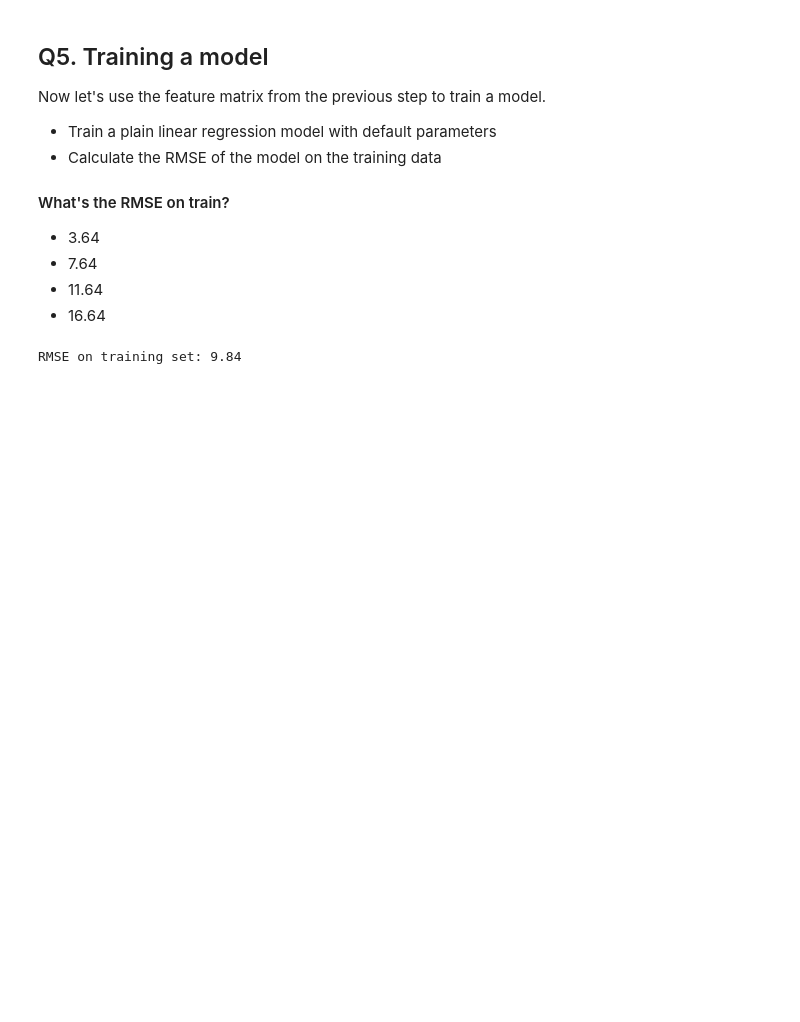
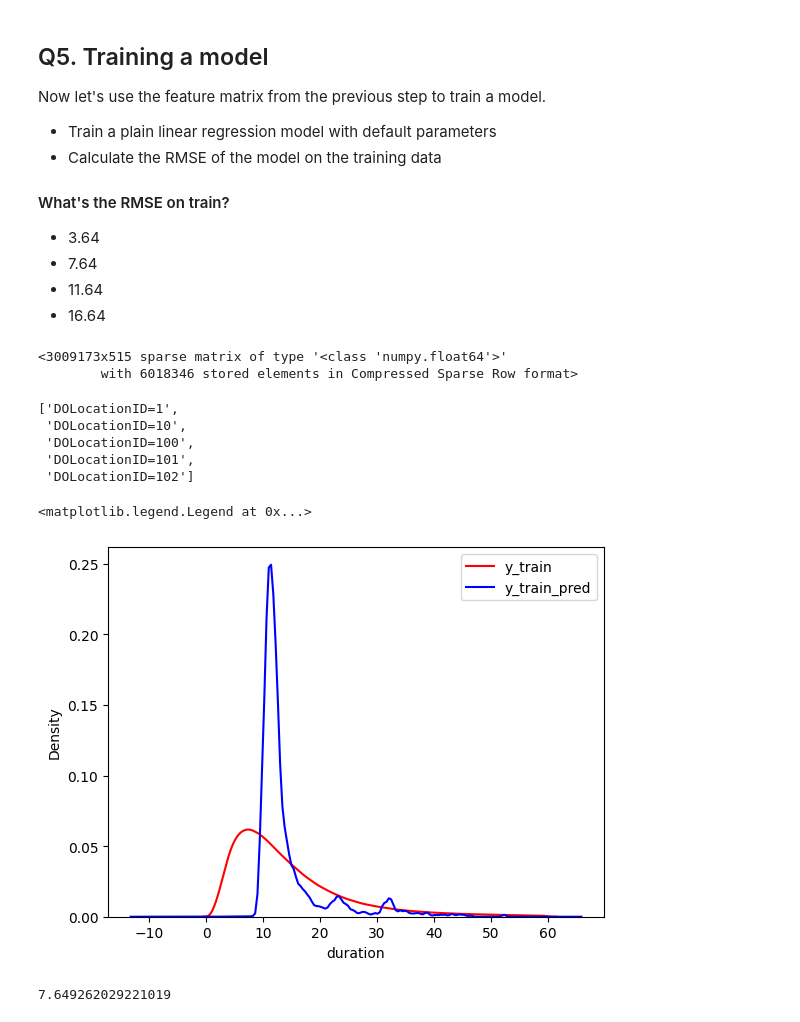
Before and after one commit to RuiFSP/mlops-zoomcamp, a Jupyter notebook: homeworks/homework1.ipynb, the cells around one changed output. Saved outputs shown, nothing was run; the diff lists cells and outputs as text; code cells hidden in the pictures; blank space fills up the shorter version.

```diff
--- a/homeworks/homework1.ipynb
+++ b/homeworks/homework1.ipynb
@@ -157,8 +148,10 @@ df1_cleaned[['PULocationID','DOLocationID']].describe()
 # %%
 # transform into categorical
 categorial_cols = ['PULocationID','DOLocationID']
-df1_cleaned[categorial_cols] = df1_cleaned[categorial_cols].astype('category')
-df2_cleaned[categorial_cols] = df2_cleaned[categorial_cols].astype('category')
+
+# convert int to object
+df1_cleaned[categorial_cols] = df1_cleaned[categorial_cols].astype(str)
+df2_cleaned[categorial_cols] = df2_cleaned[categorial_cols].astype(str)
 # %%
 print(f"Nº of unique values {df1_cleaned['PULocationID'].nunique() + df1_cleaned['DOLocationID'].nunique()}")
 
@@ -190,14 +183,35 @@ y_train = df1_cleaned['duration']
 # transform the validation data
 X_val = dv.transform(df_val_dict)
 y_val = df2_cleaned['duration']
+# %%
+X_train
+# %% [output]
+<3009173x515 sparse matrix of type '<class 'numpy.float64'>'
+        with 6018346 stored elements in Compressed Sparse Row format>
+# %%
+#feature names
+dv.feature_names_[:5]
+# %% [output]
+['DOLocationID=1',
+ 'DOLocationID=10',
+ 'DOLocationID=100',
+ 'DOLocationID=101',
+ 'DOLocationID=102']
 # %%
 lr = LinearRegression()
 lr.fit(X_train, y_train)
 
 # RMSE on training set
 y_train_pred = lr.predict(X_train)
 
-rmse_train = mean_squared_error(y_train, y_train_pred, squared=False)
-print(f"RMSE on training set: {rmse_train:.2f}")
+# plot density distribution of y_train and y_train_pred
+sns.kdeplot(y_train, color='r', label='y_train')
+sns.kdeplot(y_train_pred, color='b', label='y_train_pred')
+plt.legend()
 # %% [output]
-RMSE on training set: 9.84
+<matplotlib.legend.Legend at 0x...>
+[figure, added]
+# %%
+mean_squared_error(y_train, y_train_pred, squared=False)
+# %% [output]
+7.649262029221019
```
Also changed, not shown: parts of 3 cells of this notebook.
